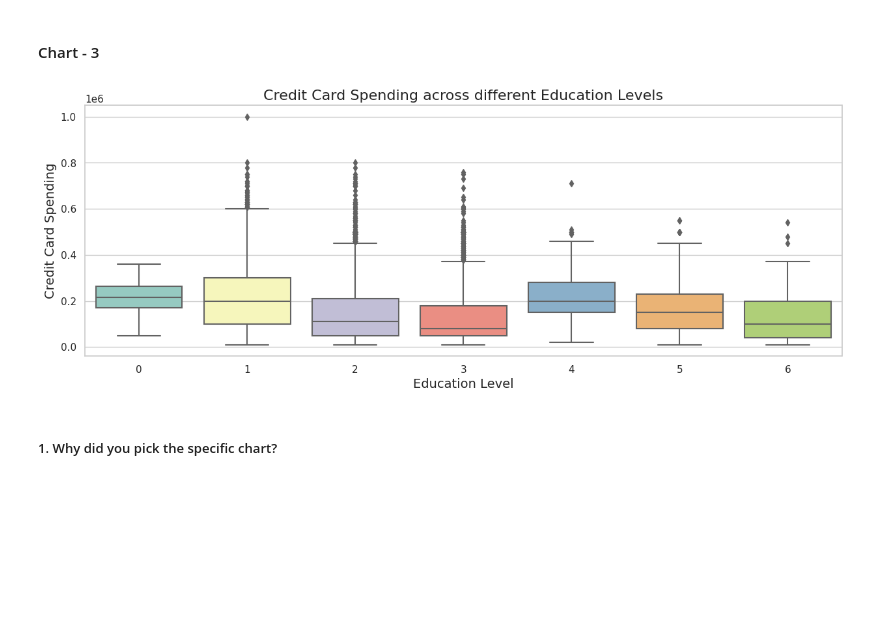
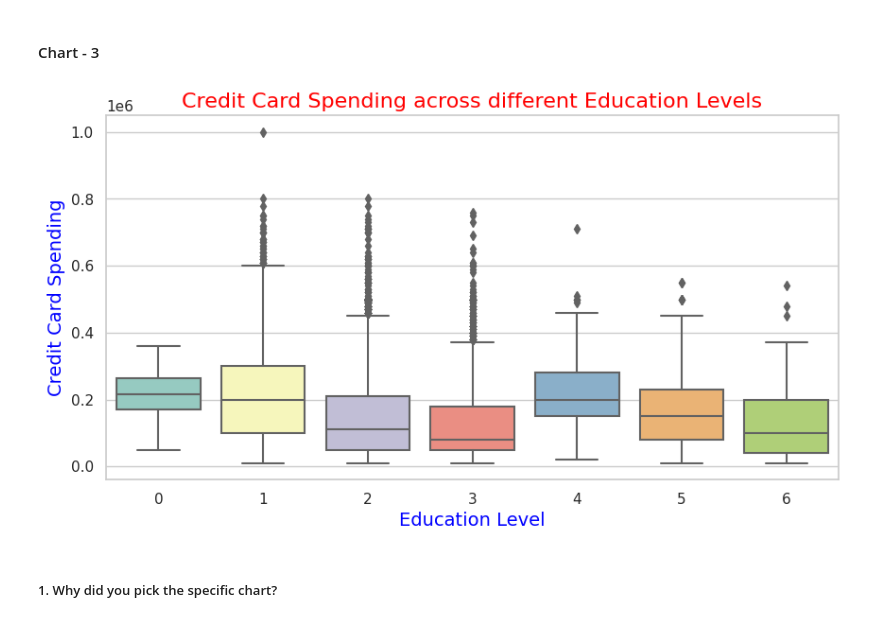
Before and after one commit to shubhamrai1318/Credit_Card_Default_Prediction, a Jupyter notebook: Credit_Card_Default_Prediction.ipynb, the cells around one changed output. Cells and saved outputs as stored; diff of their text form; code cells hidden in the pictures; blank space fills up the shorter version.

```diff
--- a/Credit_Card_Default_Prediction.ipynb
+++ b/Credit_Card_Default_Prediction.ipynb
@@ -612,25 +612,25 @@ Are there any insights that lead to negative growth? Justify with specific reaso
 # %%
 # Chart - 3 visualization code
 
 sns.set(style="whitegrid")
-plt.figure(figsize=(15, 5))
+plt.figure(figsize=(10, 5))
 
 # Plotting the box plot to compare credit card spending across different education levels
 ax = sns.boxplot(x='education', y='limit_bal', data=df, palette='Set3')
 
 # Setting the x-axis label
-plt.xlabel('Education Level', fontsize=14)
+plt.xlabel('Education Level', fontsize=14,color='blue')
 
 # Setting the y-axis label
-plt.ylabel('Credit Card Spending', fontsize=14)
+plt.ylabel('Credit Card Spending', fontsize=14,color='blue')
 
 # Setting the title of the plot
-plt.title('Credit Card Spending across different Education Levels', fontsize=16)
+plt.title('Credit Card Spending across different Education Levels', fontsize=16,color='red')
 
 # Displaying the plot
 plt.show()
 # %% [output]
-[figure, old version]
+[figure, new version]
 # %% [markdown]
 ##### 1. Why did you pick the specific chart?
 # %% [markdown]
```
Also changed, not shown: parts of 6 cells of this notebook.
